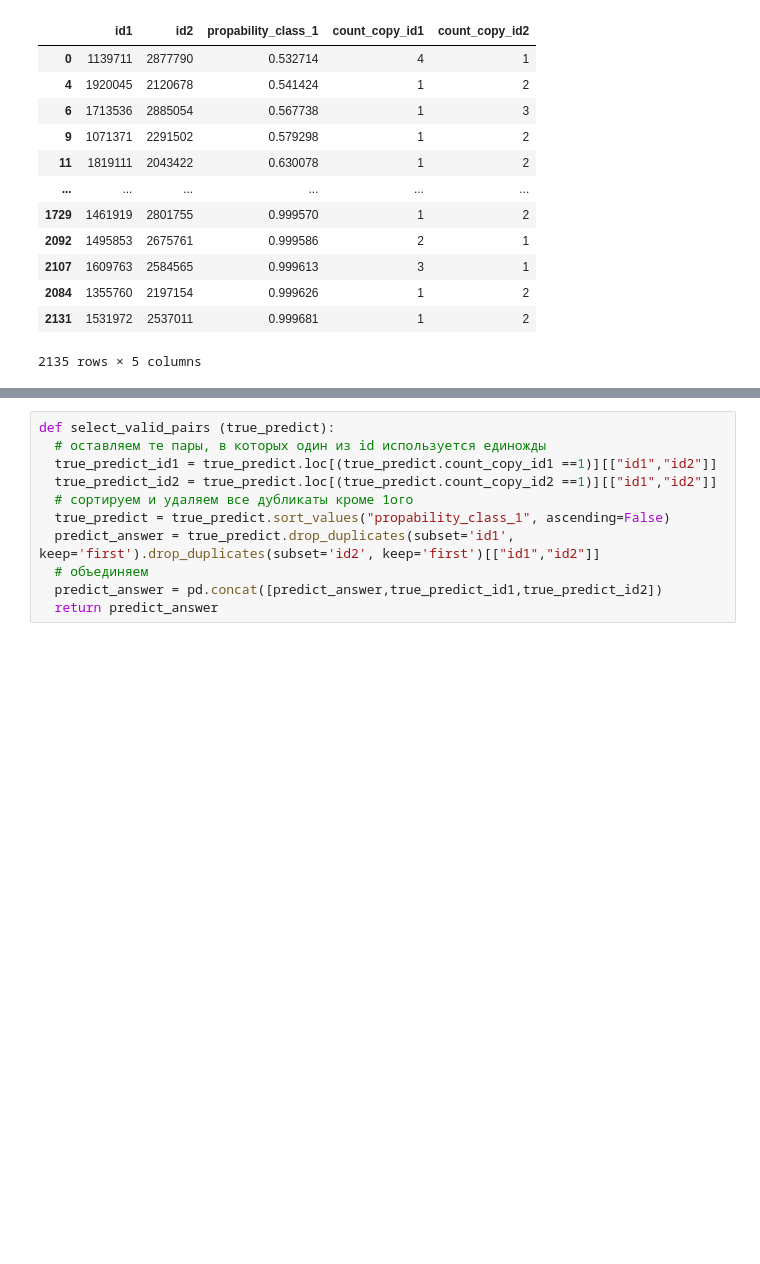
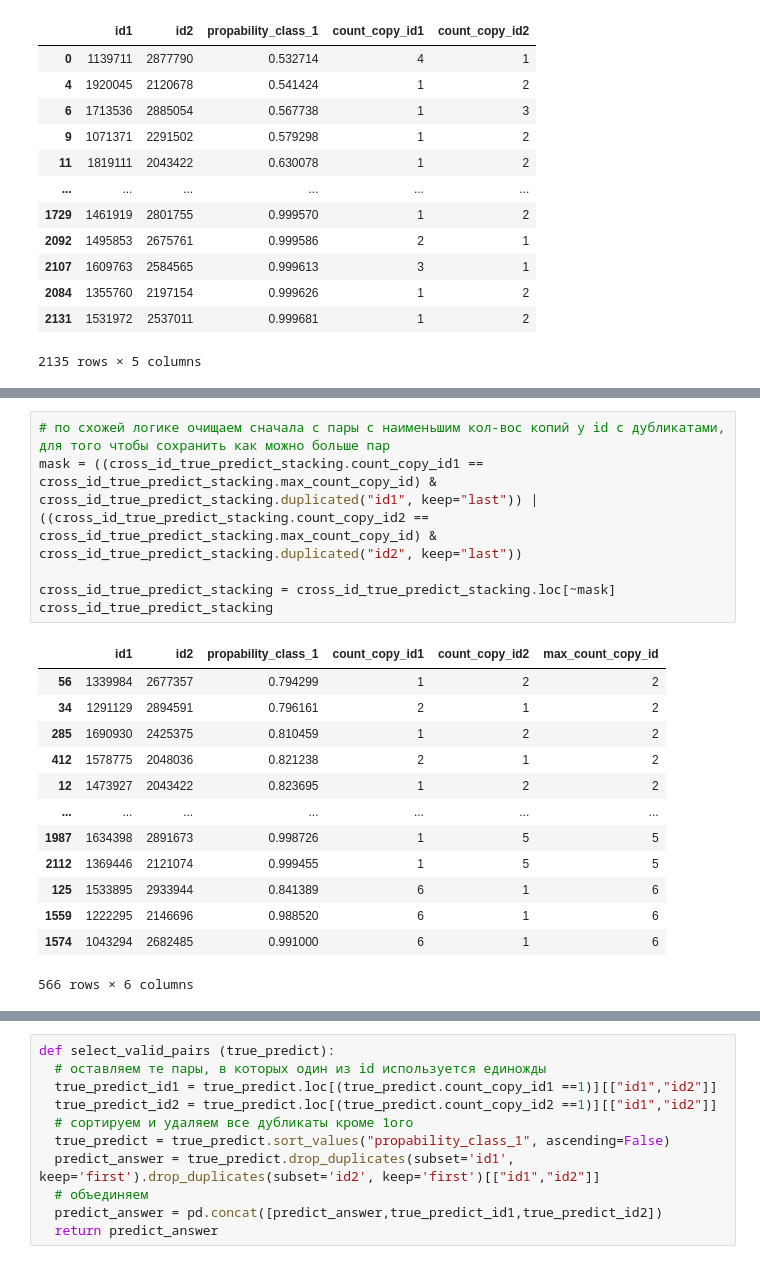
Before and after one commit to IvanovNA01/OneFactor_test, a Jupyter notebook: test_to_OneFactor.ipynb, the cells around one changed output, grey strips where cells are left out. Drawn from its saved outputs; the diff is of its cells as text; blank space fills up the shorter version.

```diff
--- a/test_to_OneFactor.ipynb
+++ b/test_to_OneFactor.ipynb
@@ -1314,0 +1300,20 @@ true_predict_stacking.id1.nunique(), true_predict_stacking.id2.nunique()
+# %%
+# по схожей логике очищаем сначала с пары с наименьшим кол-вос копий у id с дубликатами, для того чтобы сохранить как можно больше пар
+mask = ((cross_id_true_predict_stacking.count_copy_id1 == cross_id_true_predict_stacking.max_count_copy_id) & cross_id_true_predict_stacking.duplicated("id1", keep="last")) |  ((cross_id_true_predict_stacking.count_copy_id2 == cross_id_true_predict_stacking.max_count_copy_id) & cross_id_true_predict_stacking.duplicated("id2", keep="last"))
+
+cross_id_true_predict_stacking = cross_id_true_predict_stacking.loc[~mask]
+cross_id_true_predict_stacking
+# %% [output]
+|  | id1 | id2 | propability_class_1 | count_copy_id1 | count_copy_id2 | max_count_copy_id |
+| 56 | 1339984 | 2677357 | 0.794299 | 1 | 2 | 2 |
+| 34 | 1291129 | 2894591 | 0.796161 | 2 | 1 | 2 |
+| 285 | 1690930 | 2425375 | 0.810459 | 1 | 2 | 2 |
+| 412 | 1578775 | 2048036 | 0.821238 | 2 | 1 | 2 |
+| 12 | 1473927 | 2043422 | 0.823695 | 1 | 2 | 2 |
+| ... | ... | ... | ... | ... | ... | ... |
+| 1987 | 1634398 | 2891673 | 0.998726 | 1 | 5 | 5 |
+| 2112 | 1369446 | 2121074 | 0.999455 | 1 | 5 | 5 |
+| 125 | 1533895 | 2933944 | 0.841389 | 6 | 1 | 6 |
+| 1559 | 1222295 | 2146696 | 0.988520 | 6 | 1 | 6 |
+| 1574 | 1043294 | 2682485 | 0.991000 | 6 | 1 | 6 |
+566 rows × 6 columns
```
Also changed, not shown: parts of 15 cells of this notebook, 1 other file.
